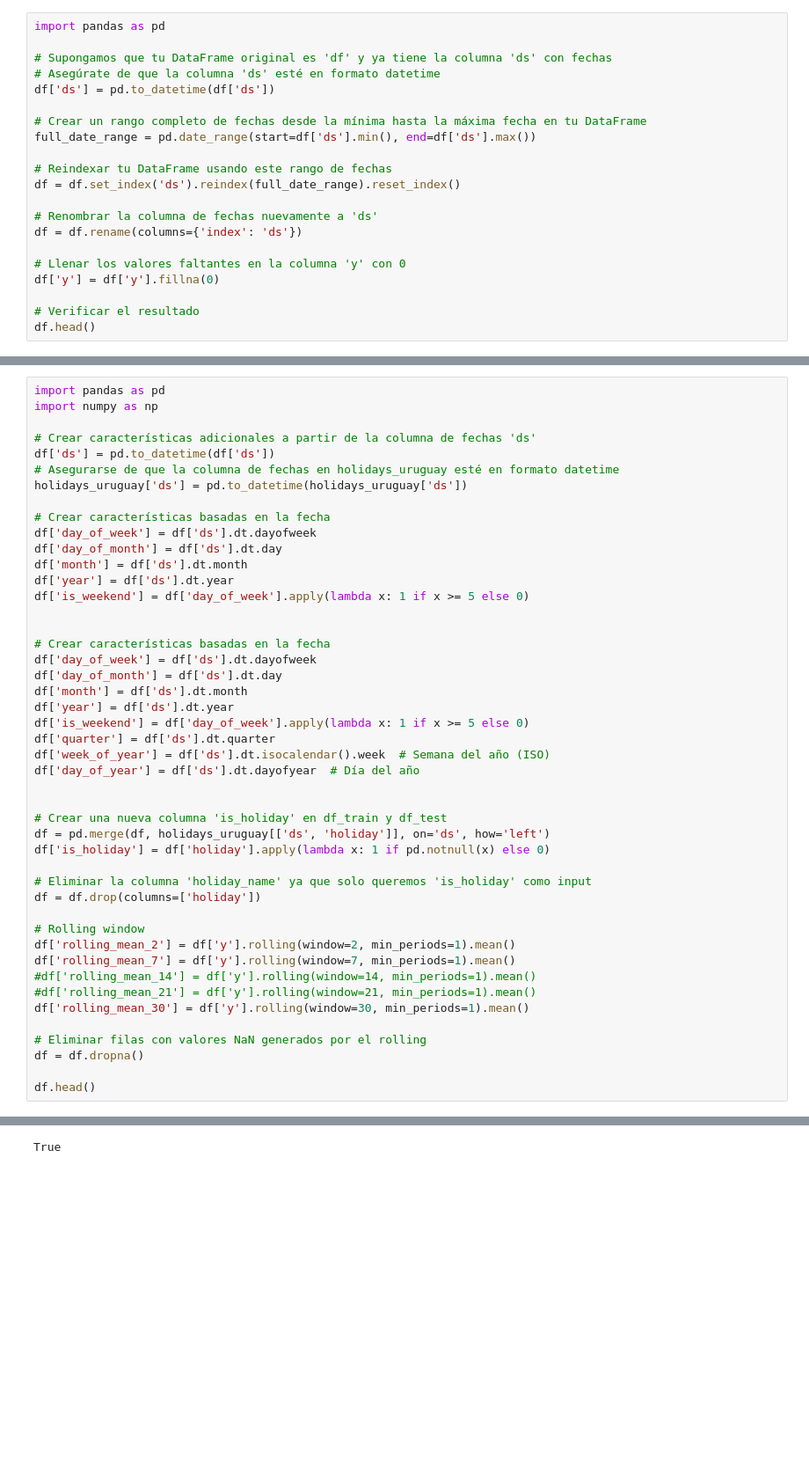
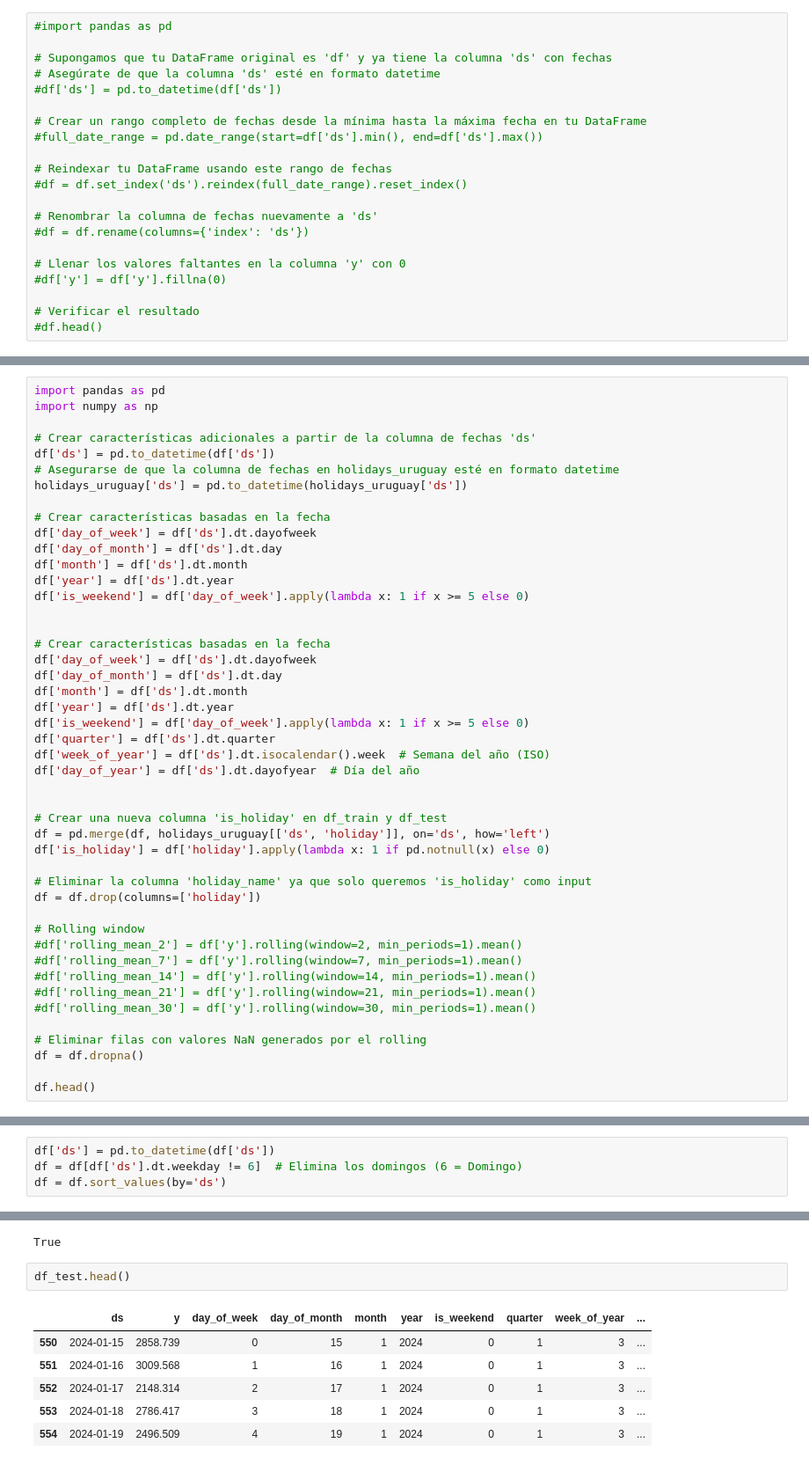
Before and after one commit to juanspadaro/forecasting_for_planning, a Jupyter notebook: 05_TimeGPT/forecast_facturapp_timegpt_prod.ipynb, the cells around one changed output, grey strips where cells are left out. Shown at 88% size. Saved outputs shown, nothing was run; the diff lists cells and outputs as text; blank space fills up the shorter version.

```diff
--- a/05_TimeGPT/forecast_facturapp_timegpt_prod.ipynb
+++ b/05_TimeGPT/forecast_facturapp_timegpt_prod.ipynb
@@ -74,23 +77,23 @@ df.head()
 # %% [markdown]
 Completamos las fechas faltantes con valores nulos
 # %%
-import pandas as pd
+#import pandas as pd
 
 # Supongamos que tu DataFrame original es 'df' y ya tiene la columna 'ds' con fechas
 # Asegúrate de que la columna 'ds' esté en formato datetime
-df['ds'] = pd.to_datetime(df['ds'])
+#df['ds'] = pd.to_datetime(df['ds'])
 
 # Crear un rango completo de fechas desde la mínima hasta la máxima fecha en tu DataFrame
-full_date_range = pd.date_range(start=df['ds'].min(), end=df['ds'].max())
+#full_date_range = pd.date_range(start=df['ds'].min(), end=df['ds'].max())
 
 # Reindexar tu DataFrame usando este rango de fechas
-df = df.set_index('ds').reindex(full_date_range).reset_index()
+#df = df.set_index('ds').reindex(full_date_range).reset_index()
 
 # Renombrar la columna de fechas nuevamente a 'ds'
-df = df.rename(columns={'index': 'ds'})
+#df = df.rename(columns={'index': 'ds'})
 
 # Llenar los valores faltantes en la columna 'y' con 0
-df['y'] = df['y'].fillna(0)
+#df['y'] = df['y'].fillna(0)
 
 # Verificar el resultado
-df.head()
+#df.head()
@@ -182,11 +178,11 @@ df['is_holiday'] = df['holiday'].apply(lambda x: 1 if pd.notnull(x) else 0)
 df = df.drop(columns=['holiday'])
 
 # Rolling window
-df['rolling_mean_2'] = df['y'].rolling(window=2, min_periods=1).mean()
-df['rolling_mean_7'] = df['y'].rolling(window=7, min_periods=1).mean()
+#df['rolling_mean_2'] = df['y'].rolling(window=2, min_periods=1).mean()
+#df['rolling_mean_7'] = df['y'].rolling(window=7, min_periods=1).mean()
 #df['rolling_mean_14'] = df['y'].rolling(window=14, min_periods=1).mean()
 #df['rolling_mean_21'] = df['y'].rolling(window=21, min_periods=1).mean()
-df['rolling_mean_30'] = df['y'].rolling(window=30, min_periods=1).mean()
+#df['rolling_mean_30'] = df['y'].rolling(window=30, min_periods=1).mean()
 
 # Eliminar filas con valores NaN generados por el rolling
 df = df.dropna()
@@ -202,2 +218,6 @@ df.head()
 # %% [markdown]
 ##### Train y test set
+# %%
+df['ds'] = pd.to_datetime(df['ds'])
+df = df[df['ds'].dt.weekday != 6]  # Elimina los domingos (6 = Domingo)
+df = df.sort_values(by='ds')
@@ -227,5 +266,14 @@ nixtla_client = NixtlaClient(api_key = 'nixtla-tok-kBaAOIBEprApGiouqPaDWOXVoedcn
 nixtla_client.validate_api_key()
 # %% [output]
 True
+# %%
+df_test.head()
+# %% [output]
+|  | ds | y | day_of_week | day_of_month | month | year | is_weekend | quarter | week_of_year | ... |
+| 550 | 2024-01-15 | 2858.739 | 0 | 15 | 1 | 2024 | 0 | 1 | 3 | ... |
+| 551 | 2024-01-16 | 3009.568 | 1 | 16 | 1 | 2024 | 0 | 1 | 3 | ... |
+| 552 | 2024-01-17 | 2148.314 | 2 | 17 | 1 | 2024 | 0 | 1 | 3 | ... |
+| 553 | 2024-01-18 | 2786.417 | 3 | 18 | 1 | 2024 | 0 | 1 | 3 | ... |
+| 554 | 2024-01-19 | 2496.509 | 4 | 19 | 1 | 2024 | 0 | 1 | 3 | ... |
 # %%
 # Seleccionar variables exógenas
```
Also changed, not shown: parts of 31 cells of this notebook, 2 other files.
